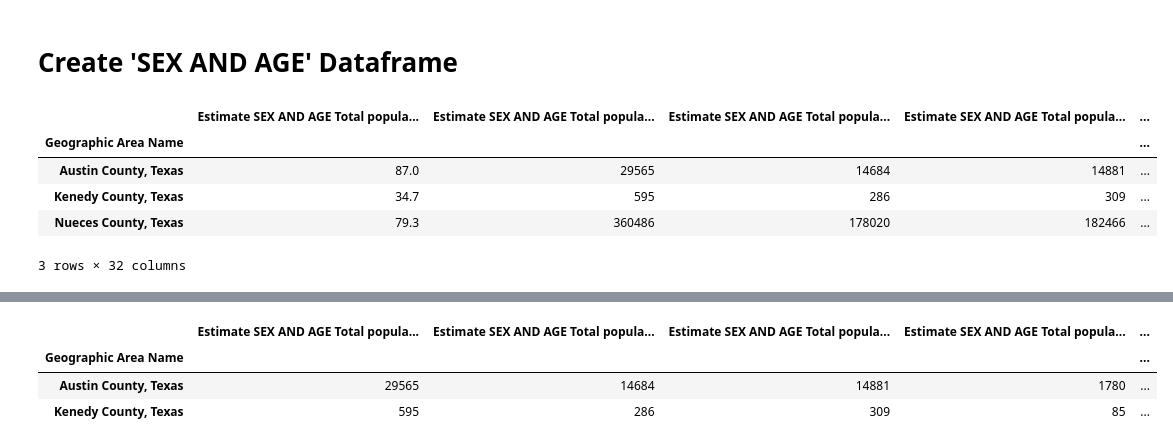
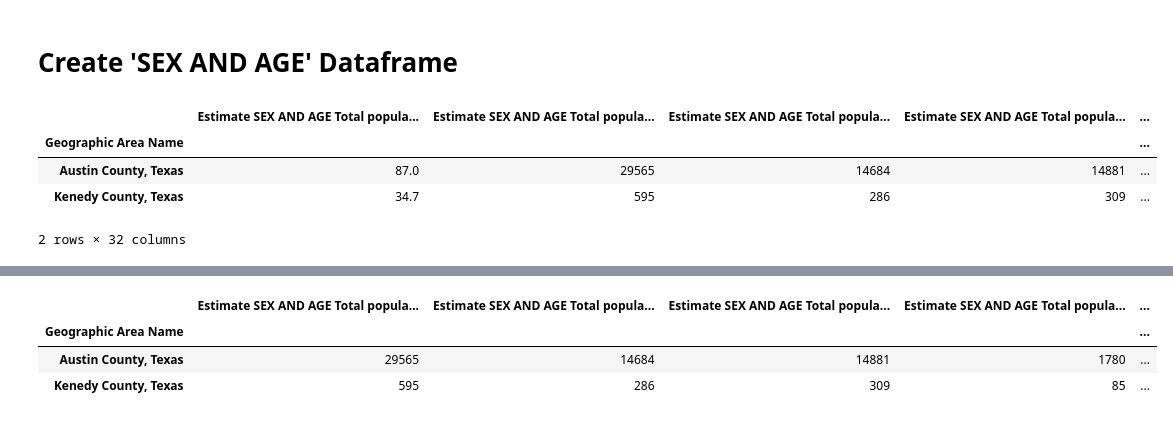
Before and after one commit to cxclark/covid19-analysis, a Jupyter notebook: code/02_data_cleaning_5_states.ipynb, the cells around one changed output, grey strips where cells are left out. Saved outputs shown, nothing was run; the diff lists cells and outputs as text; code cells hidden in the pictures.

```diff
--- a/code/02_data_cleaning_5_states.ipynb
+++ b/code/02_data_cleaning_5_states.ipynb
@@ -180,13 +176,13 @@ dp05 = dp05.loc[:, (dp05.isna().sum() < 1)]
 # %%
 # Extract the columns that have SEX AND AGE in the title
 # and save to a new dataframe.
 dp05_sex_age = dp05.filter(regex = '(SEX AND AGE)', axis=1)
-dp05_sex_age.head(3)
+# Display the first few rows of the dataframe.
+dp05_sex_age.head(2)
 # %% [output]
 |  | Estimate SEX AND AGE Total popula... | Estimate SEX AND AGE Total popula... | Estimate SEX AND AGE Total popula... | Estimate SEX AND AGE Total popula... | ... |
 | Geographic Area Name |  |  |  |  | ... |
 | Austin County, Texas | 87.0 | 29565 | 14684 | 14881 | ... |
 | Kenedy County, Texas | 34.7 | 595 | 286 | 309 | ... |
-| Nueces County, Texas | 79.3 | 360486 | 178020 | 182466 | ... |
-3 rows × 32 columns
+2 rows × 32 columns
 # %%
```
Also changed, not shown: parts of 244 cells of this notebook, 3 other files.
